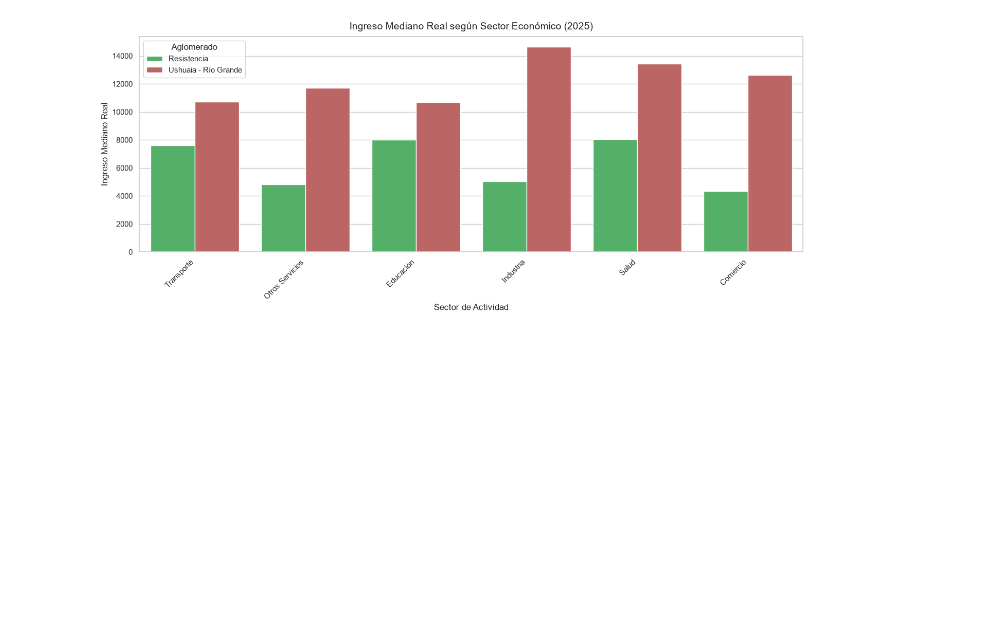
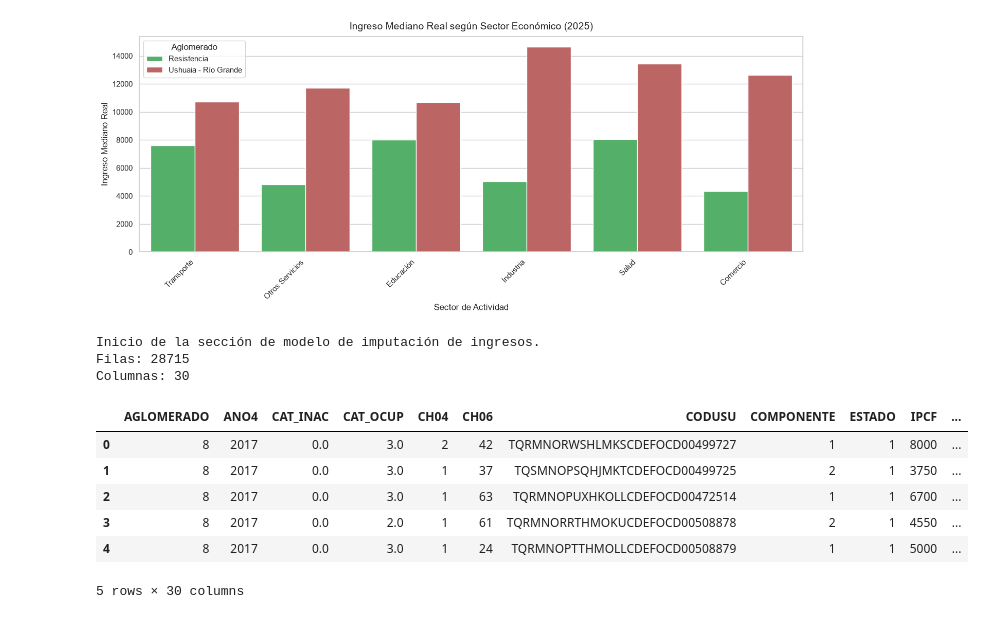
Before and after one commit to HernanSasdelli/Analisis_datos_py, a Jupyter notebook: notebooks/TP_Análisis.ipynb, the cells around one changed output. Drawn from its saved outputs; the diff is of its cells as text; code cells hidden in the pictures; blank space fills up the shorter version.

Commit message:
Modelo de imputacion de ingresos

```diff
--- a/notebooks/TP_Análisis.ipynb
+++ b/notebooks/TP_Análisis.ipynb
@@ -1082,3 +1082,28 @@ plt.tight_layout()
 plt.show()
 # %% [output]
 [figure]
+# %%
+# =========================
+# MODELO DE IMPUTACIÓN DE INGRESOS
+# =========================
+
+print("Inicio de la sección de modelo de imputación de ingresos.")
+
+# Cargamos la base deflactada, que contiene el ingreso real P21_REAL
+df_modelo = pd.read_csv("./eph_deflactada.csv")
+
+print("Filas:", df_modelo.shape[0])
+print("Columnas:", df_modelo.shape[1])
+
+df_modelo.head()
+# %% [output]
+Inicio de la sección de modelo de imputación de ingresos.
+Filas: 28715
+Columnas: 30
+|  | AGLOMERADO | ANO4 | CAT_INAC | CAT_OCUP | CH04 | CH06 | CODUSU | COMPONENTE | ESTADO | IPCF | ... |
+| 0 | 8 | 2017 | 0.0 | 3.0 | 2 | 42 | TQRMNORWSHLMKSCDEFOCD00499727 | 1 | 1 | 8000 | ... |
+| 1 | 8 | 2017 | 0.0 | 3.0 | 1 | 37 | TQSMNOPSQHJMKTCDEFOCD00499725 | 2 | 1 | 3750 | ... |
+| 2 | 8 | 2017 | 0.0 | 3.0 | 1 | 63 | TQRMNOPUXHKOLLCDEFOCD00472514 | 1 | 1 | 6700 | ... |
+| 3 | 8 | 2017 | 0.0 | 2.0 | 1 | 61 | TQRMNORRTHMOKUCDEFOCD00508878 | 2 | 1 | 4550 | ... |
+| 4 | 8 | 2017 | 0.0 | 3.0 | 1 | 24 | TQRMNOPTTHMOLLCDEFOCD00508879 | 1 | 1 | 5000 | ... |
+5 rows × 30 columns
```
Also changed, not shown: parts of 5 cells of this notebook.
